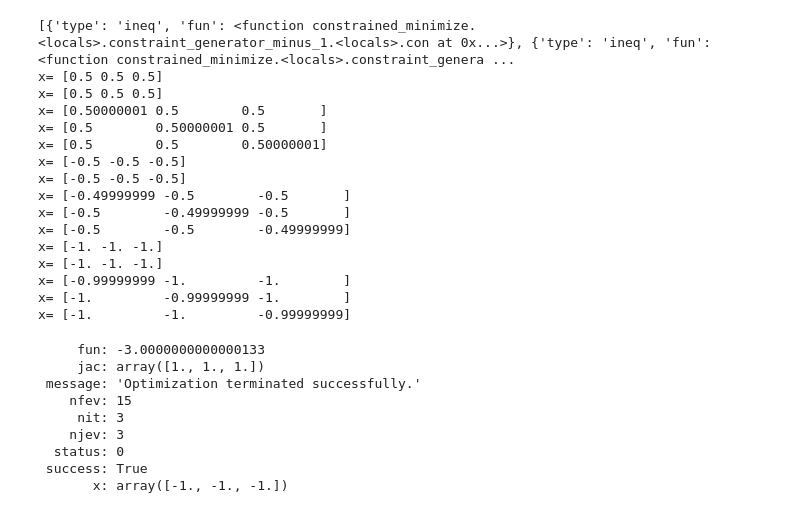
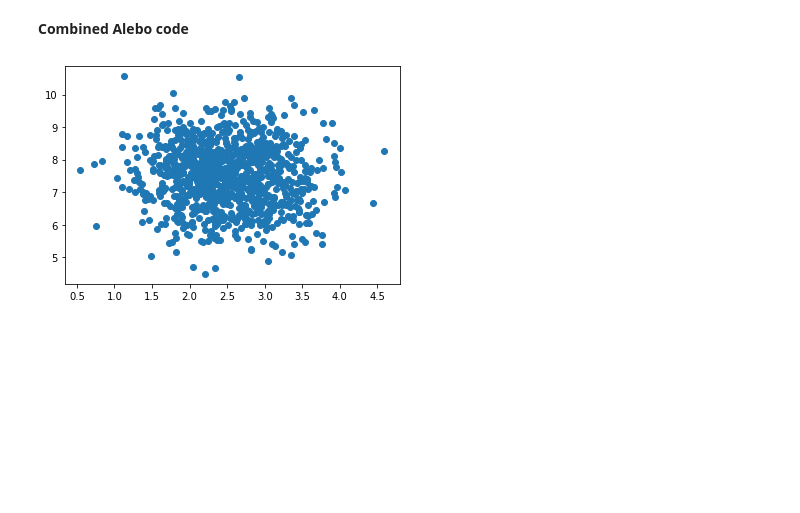
Before and after one commit to vaithak/pygpbo, a Jupyter notebook: pygpbo/hdbo/AleboGP.ipynb, the cells around one changed output. Saved outputs shown, nothing was run; the diff lists cells and outputs as text; code cells hidden in the pictures; blank space fills up the shorter version.

Commit message:
Alebo working

```diff
--- a/pygpbo/hdbo/AleboGP.ipynb
+++ b/pygpbo/hdbo/AleboGP.ipynb
@@ -322,55 +378,0 @@ plt.legend()
-# %%
-def constrained_minimize(objective,Binv,x0):
-    def constraint_generator_minus_1(Binv,i):
-        def con(x):
-            x_D = Binv @ x
-            return x_D[i]+1
-        return con
-    def constraint_generator_plus_1(Binv,i):
-        def con(x):
-            x_D = Binv @ x
-            return 1-x_D[i]
-        return con
-    constraints_fun = []
-    for i in range(B.shape[0]):
-        constraints_fun.append(constraint_generator_minus_1(Binv,i))
-        constraints_fun.append(constraint_generator_plus_1(Binv,i))
-    constraints = [{'type':'ineq', 'fun':fun} for fun in constraints_fun]
-    print(constraints)
-    candidate = minimize(objective,x0,constraints=constraints,method='SLSQP')
-    return candidate
-
-
-
-def objective(x):
-    print("x=",x)
-    return x.sum()
-B = np.eye(3)
-x0 = np.array([0.5,0.5,0.5])
-constrained_minimize(objective,B,x0)
-# %% [output]
-[{'type': 'ineq', 'fun': <function constrained_minimize.<locals>.constraint_generator_minus_1.<locals>.con at 0x...>}, {'type': 'ineq', 'fun': <function constrained_minimize.<locals>.constraint_genera ...
-x= [0.5 0.5 0.5]
-x= [0.5 0.5 0.5]
-x= [0.50000001 0.5        0.5       ]
-x= [0.5        0.50000001 0.5       ]
-x= [0.5        0.5        0.50000001]
-x= [-0.5 -0.5 -0.5]
-x= [-0.5 -0.5 -0.5]
-x= [-0.49999999 -0.5        -0.5       ]
-x= [-0.5        -0.49999999 -0.5       ]
-x= [-0.5        -0.5        -0.49999999]
-x= [-1. -1. -1.]
-x= [-1. -1. -1.]
-x= [-0.99999999 -1.         -1.        ]
-x= [-1.         -0.99999999 -1.        ]
-x= [-1.         -1.         -0.99999999]
-     fun: -3.0000000000000133
-     jac: array([1., 1., 1.])
- message: 'Optimization terminated successfully.'
-    nfev: 15
-     nit: 3
-    njev: 3
-  status: 0
- success: True
-       x: array([-1., -1., -1.])
@@ -376,0 +464,15 @@ x= [-1.         -1.         -0.99999999]
+# %% [markdown]
+**Combined Alebo code**
+# %%
+D=50
+d=3
+st = time.time()
+# %%
+B = torch.tensor(get_proj_matrix(D,d,1),dtype=torch.float32)
+x_temp = gen(1000,d,B)
+B_inv=np.linalg.pinv(B)
+x_temp_D = scale(x_temp@B_inv.T,bounds)
+plt.scatter(x_temp_D[:,0],x_temp_D[:,1])
+plt.show()
+# %% [output]
+[figure, added]
```
Also changed, not shown: parts of 20 cells of this notebook.
